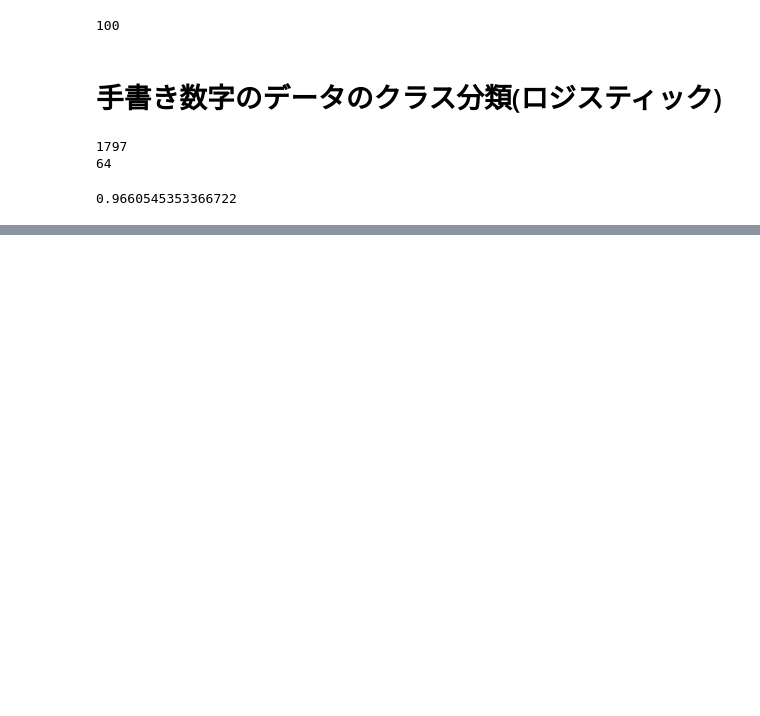
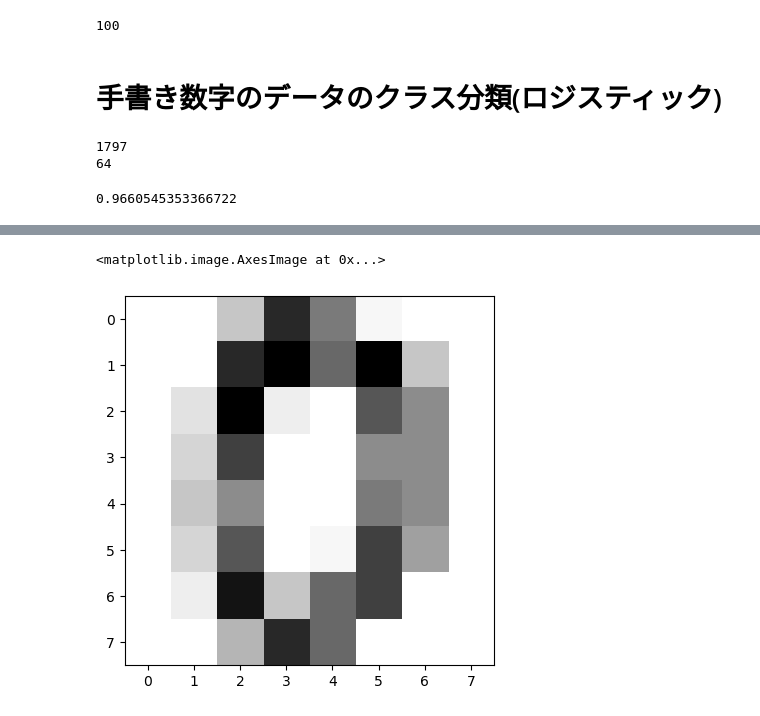
Before and after one commit to toitataiyo/learn_pytorch, a Jupyter notebook: learn_pytorch.ipynb, the cells around one changed output, grey strips where cells are left out. Saved outputs shown, nothing was run; the diff lists cells and outputs as text; code cells hidden in the pictures; blank space fills up the shorter version.

```diff
--- a/learn_pytorch.ipynb
+++ b/learn_pytorch.ipynb
@@ -544,0 +706,5 @@ _, y_pred = torch.max(net(X), 1)
+# %%
+plt.imshow(digits.images[0], cmap="Greys")
+# %% [output]
+<matplotlib.image.AxesImage at 0x...>
+[figure, added]
```
Also changed, not shown: parts of 22 cells of this notebook.
